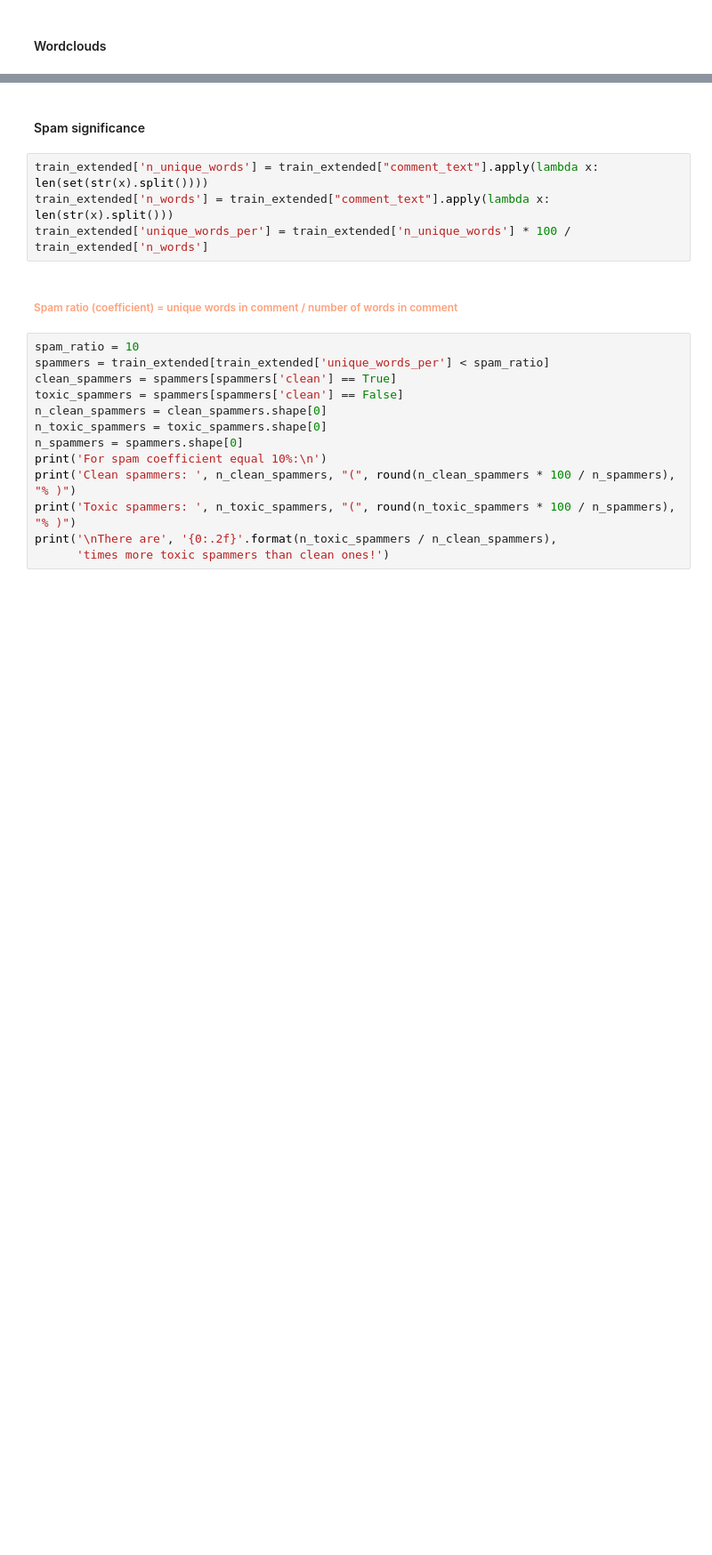
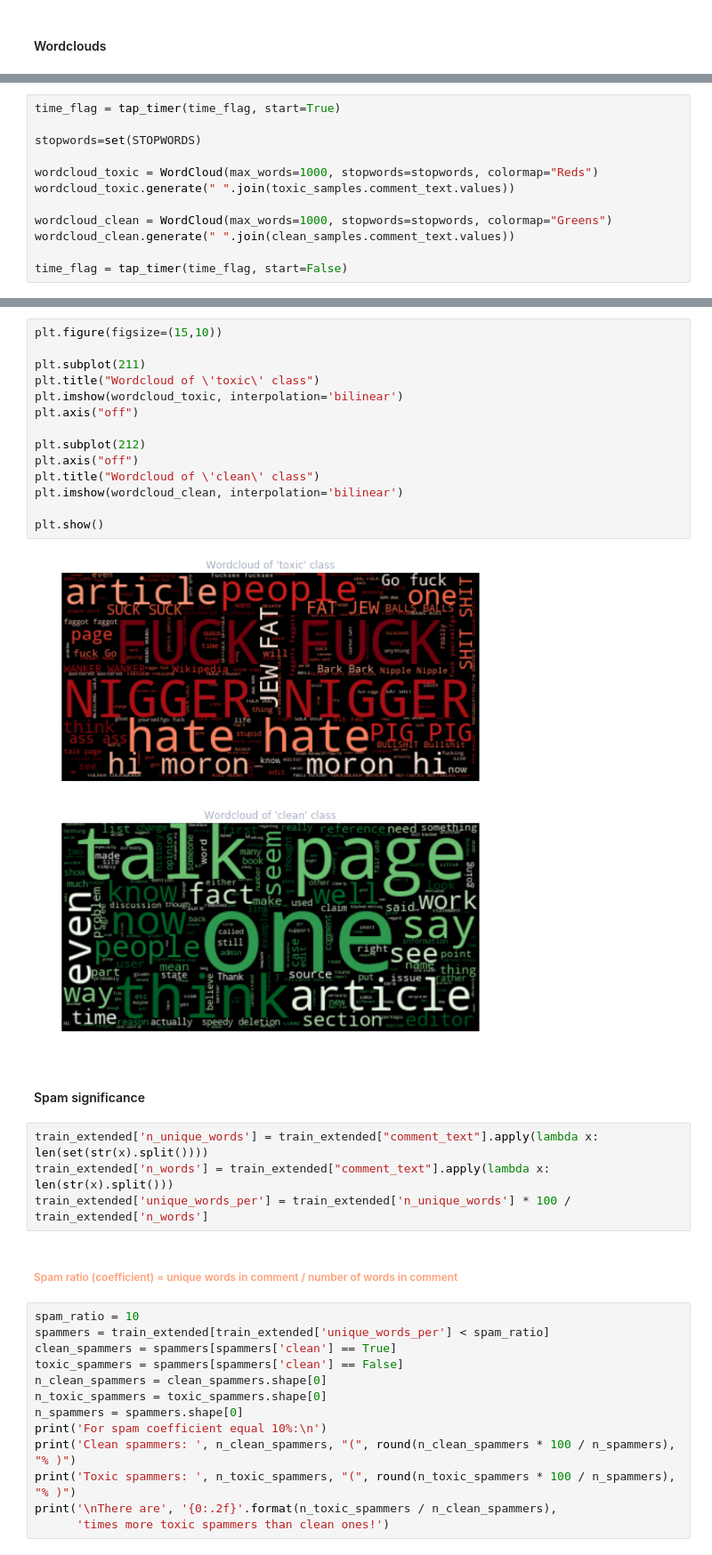
Before and after one commit to zistabar/detox, a Jupyter notebook: notebooks/Detox.ipynb, the cells around one changed output, grey strips where cells are left out. Shown at 89% size. Cells and saved outputs as stored; diff of their text form; blank space fills up the shorter version.

Commit message:
Add timer

```diff
--- a/notebooks/Detox.ipynb
+++ b/notebooks/Detox.ipynb
@@ -235,0 +227,12 @@ plt.show()
+# %%
+time_flag = tap_timer(time_flag, start=True)
+
+stopwords=set(STOPWORDS)
+
+wordcloud_toxic = WordCloud(max_words=1000, stopwords=stopwords, colormap="Reds")
+wordcloud_toxic.generate(" ".join(toxic_samples.comment_text.values))
+
+wordcloud_clean = WordCloud(max_words=1000, stopwords=stopwords, colormap="Greens")
+wordcloud_clean.generate(" ".join(clean_samples.comment_text.values))
+
+time_flag = tap_timer(time_flag, start=False)
@@ -236,3 +241,19 @@ plt.show()
+# %%
+plt.figure(figsize=(15,10))
+
+plt.subplot(211)
+plt.title("Wordcloud of \'toxic\' class")
+plt.imshow(wordcloud_toxic, interpolation='bilinear')
+plt.axis("off")
+
+plt.subplot(212)
+plt.axis("off")
+plt.title("Wordcloud of \'clean\' class")
+plt.imshow(wordcloud_clean, interpolation='bilinear')
+
+plt.show()
+# %% [output]
+[figure, added]
 # %% [markdown]
 #### Spam significance
 # %%
```
Also changed, not shown: parts of 17 cells of this notebook.
